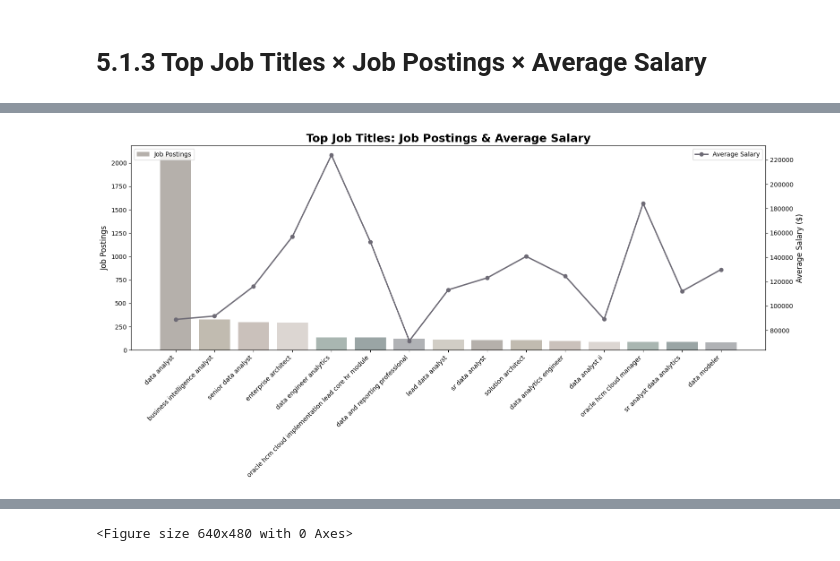
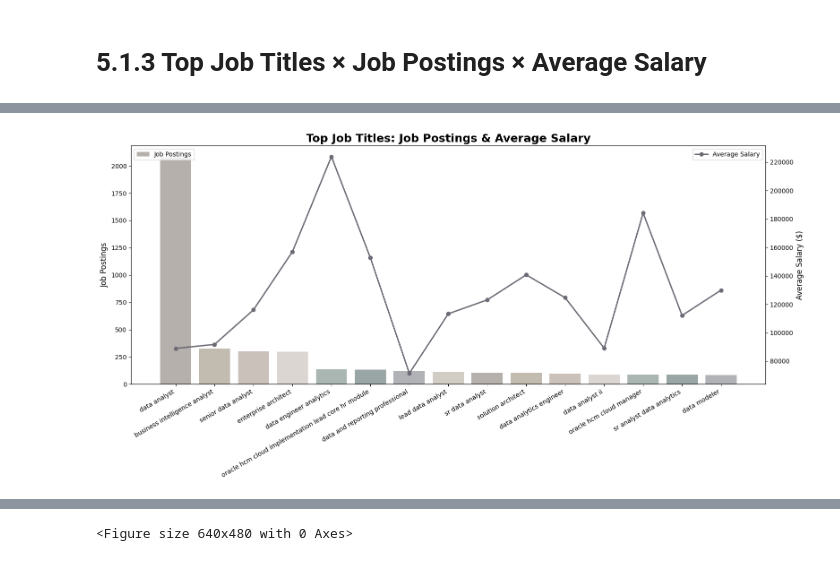
Before and after one commit to jiexnfan/ad688-employability-sp25A1-group2, a Jupyter notebook: tabs/eda.ipynb, the cells around one changed output, grey strips where cells are left out. Saved outputs shown, nothing was run; the diff lists cells and outputs as text; code cells hidden in the pictures.

```diff
--- a/tabs/eda.ipynb
+++ b/tabs/eda.ipynb
@@ -439,32 +491,32 @@ fig, ax = plt.subplots(figsize=(16, 8))
 
 morandi_palette = [
     "#A8A39D", "#B7AFA3", "#C1B7B0", "#D6CFCB",
     "#9AA9A4", "#889696", "#A3A5A8", "#C9C5BB"
 ]
 colors = [morandi_palette[i % len(morandi_palette)] for i in range(len(df_plot))]
 
 # Bar Chart
 ax.bar(df_plot["TITLE_CLEAN"], df_plot["job_postings"],
        color=colors, alpha=0.85, label="Job Postings")
 
 # Line Chart
 ax2 = ax.twinx()
 ax2.plot(df_plot["TITLE_CLEAN"], df_plot["avg_salary"],
          color="#6D6A75", marker="o", linewidth=2.2, label="Average Salary")
 
 
-plt.setp(ax.get_xticklabels(), rotation=45, ha="right", fontsize=10)
+plt.setp(ax.get_xticklabels(), rotation=30, ha="right", fontsize=10)
 
 
 ax.set_title("Top Job Titles: Job Postings & Average Salary", fontsize=18, fontweight="bold")
 ax.set_ylabel("Job Postings", fontsize=12)
 ax2.set_ylabel("Average Salary ($)", fontsize=12)
 
 
 ax.legend(loc="upper left")
 ax2.legend(loc="upper right")
 
 plt.tight_layout()
 plt.show()
 # %% [output]
-[figure, old version]
+[figure, new version]
```
Also changed, not shown: parts of 7 cells of this notebook, 2 other files.
